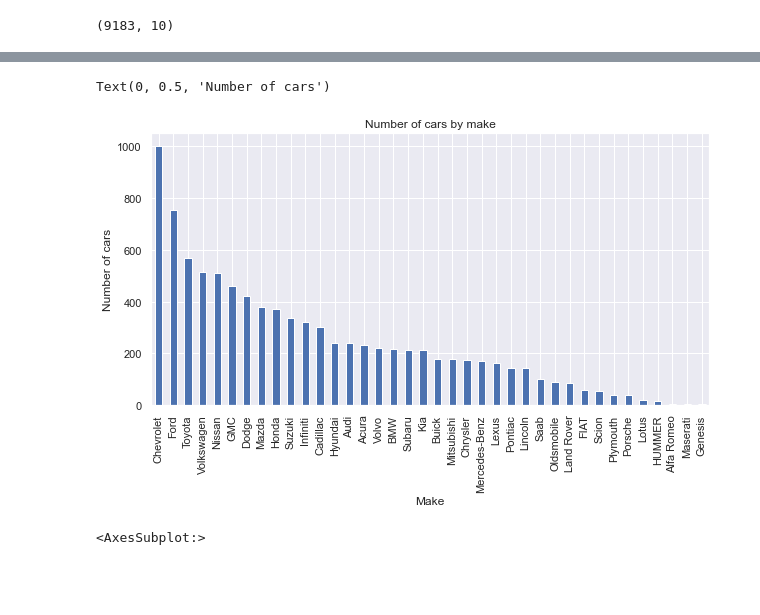
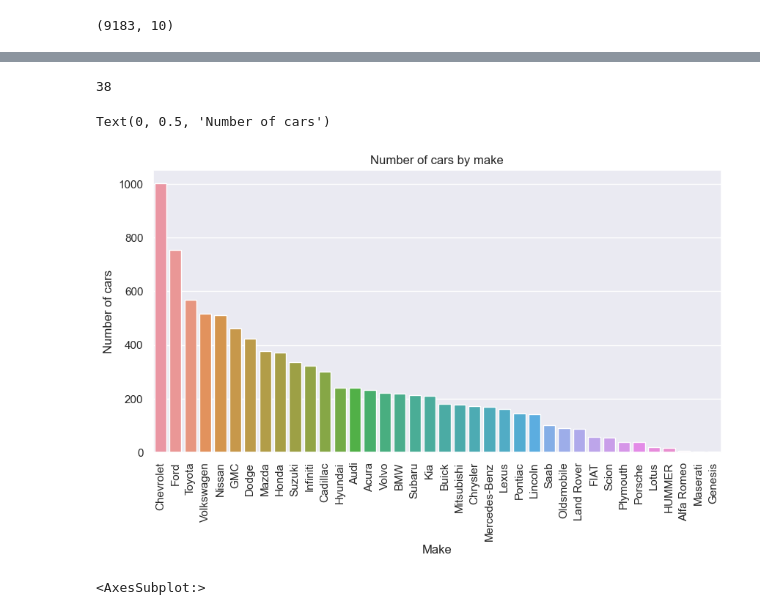
Before and after one commit to sachink1712/Exploratory-data-analysis-on-car-features, a Jupyter notebook: Car features EDA.ipynb, the cells around one changed output, grey strips where cells are left out. Cells and saved outputs as stored; diff of their text form; code cells hidden in the pictures; blank space fills up the shorter version.

```diff
--- a/Car features EDA.ipynb
+++ b/Car features EDA.ipynb
@@ -226,11 +242,16 @@ df6.shape
+# %%
+len(df6.Make.unique())
+# %% [output]
+38
 # %%
-df6.Make.value_counts().nlargest(38).plot(kind='bar',figsize=(10,5))
+sns.countplot(x='Make',data = df6, order=df6['Make'].value_counts().index)
 plt.title('Number of cars by make')
 plt.xlabel('Make')
+plt.xticks(rotation=90)
 plt.ylabel('Number of cars')
 # %% [output]
 Text(0, 0.5, 'Number of cars')
-[figure, old version]
+[figure, new version]
 # %%
 plt.figure(figsize=(10,5))
 c = df6.corr()
```
Also changed, not shown: parts of 27 cells of this notebook.
